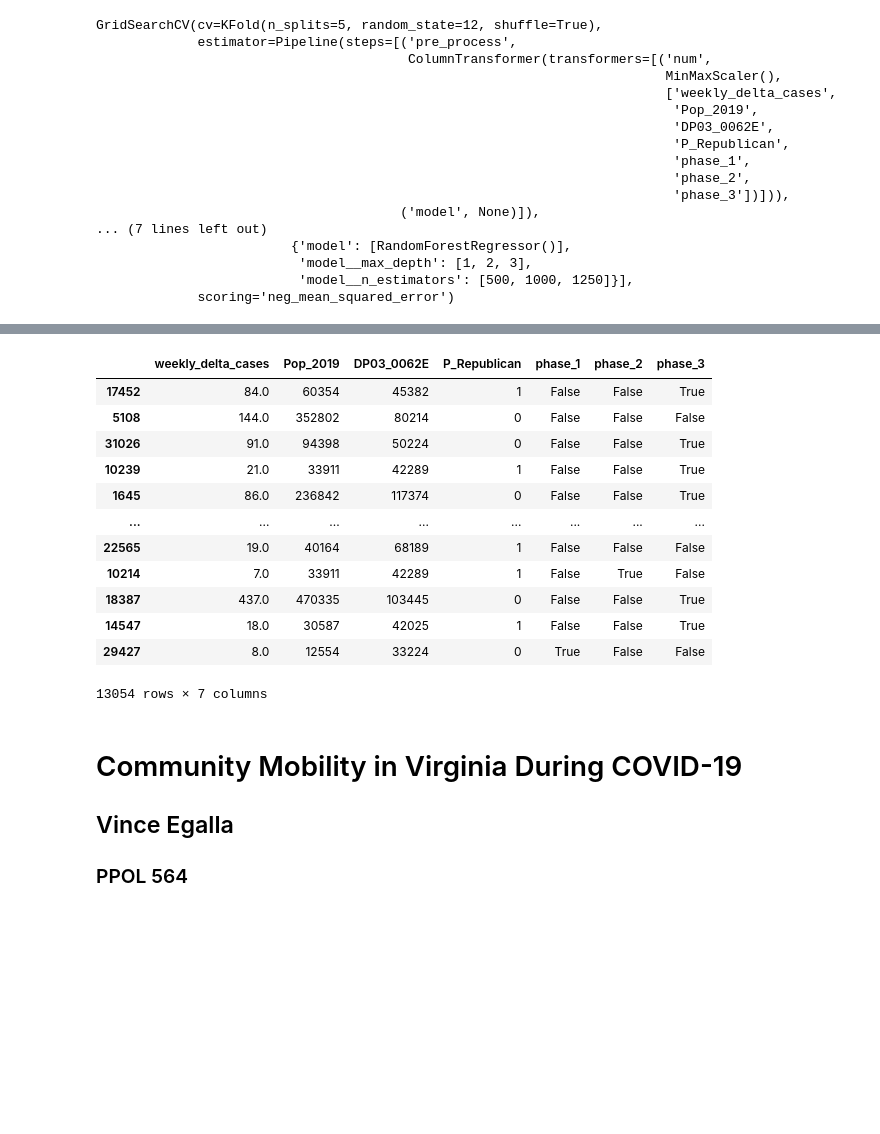
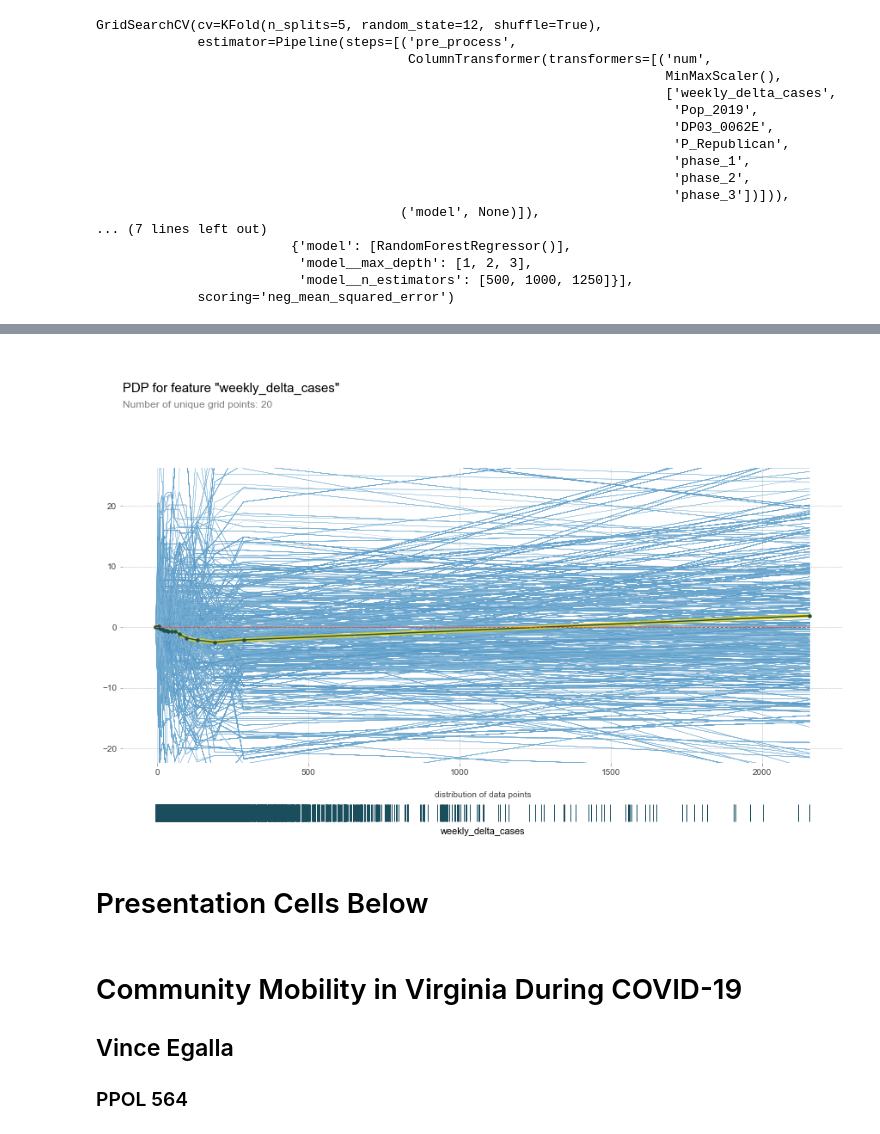
Before and after one commit to vegalla/PPOL_564_Project, a Jupyter notebook: analysis1_base.ipynb, the cells around one changed output, grey strips where cells are left out. Drawn from its saved outputs; the diff is of its cells as text; code cells hidden in the pictures; blank space fills up the shorter version.

```diff
--- a/analysis1_base.ipynb
+++ b/analysis1_base.ipynb
@@ -381,20 +393,4 @@ Viz_VI= (
     theme(figure_size=(10,7)) +
     theme(panel_grid_major_y = element_blank(), panel_grid_minor_x = element_blank())
 )
-# %%
-train_X
-# %% [output]
-|  | weekly_delta_cases | Pop_2019 | DP03_0062E | P_Republican | phase_1 | phase_2 | phase_3 |
-| 17452 | 84.0 | 60354 | 45382 | 1 | False | False | True |
-| 5108 | 144.0 | 352802 | 80214 | 0 | False | False | False |
-| 31026 | 91.0 | 94398 | 50224 | 0 | False | False | True |
-| 10239 | 21.0 | 33911 | 42289 | 1 | False | False | True |
-| 1645 | 86.0 | 236842 | 117374 | 0 | False | False | True |
-| ... | ... | ... | ... | ... | ... | ... | ... |
-| 22565 | 19.0 | 40164 | 68189 | 1 | False | False | False |
-| 10214 | 7.0 | 33911 | 42289 | 1 | False | True | False |
-| 18387 | 437.0 | 470335 | 103445 | 0 | False | False | True |
-| 14547 | 18.0 | 30587 | 42025 | 1 | False | False | True |
-| 29427 | 8.0 | 12554 | 33224 | 0 | True | False | False |
-13054 rows × 7 columns
 # %%
@@ -403,6 +400,15 @@ pdp_dist = pdp.pdp_isolate(model = knn10,
                                model_features = train_X.columns.tolist(),
                                feature='weekly_delta_cases',
                                num_grid_points=20)
+# %%
+## Visualize ICE
+Viz_ICE = pdp.pdp_plot(pdp_dist,'weekly_delta_cases',plot_pts_dist=True,
+                      center=True,plot_lines=True, # ICE part
+                      figsize=(15,10))
+# %% [output]
+[figure, added]
+# %% [markdown]
+# Presentation Cells Below
 # %% [markdown]
 # Community Mobility in Virginia During COVID-19
 ## Vince Egalla
```
Also changed, not shown: parts of 22 cells of this notebook, 18 other files.
